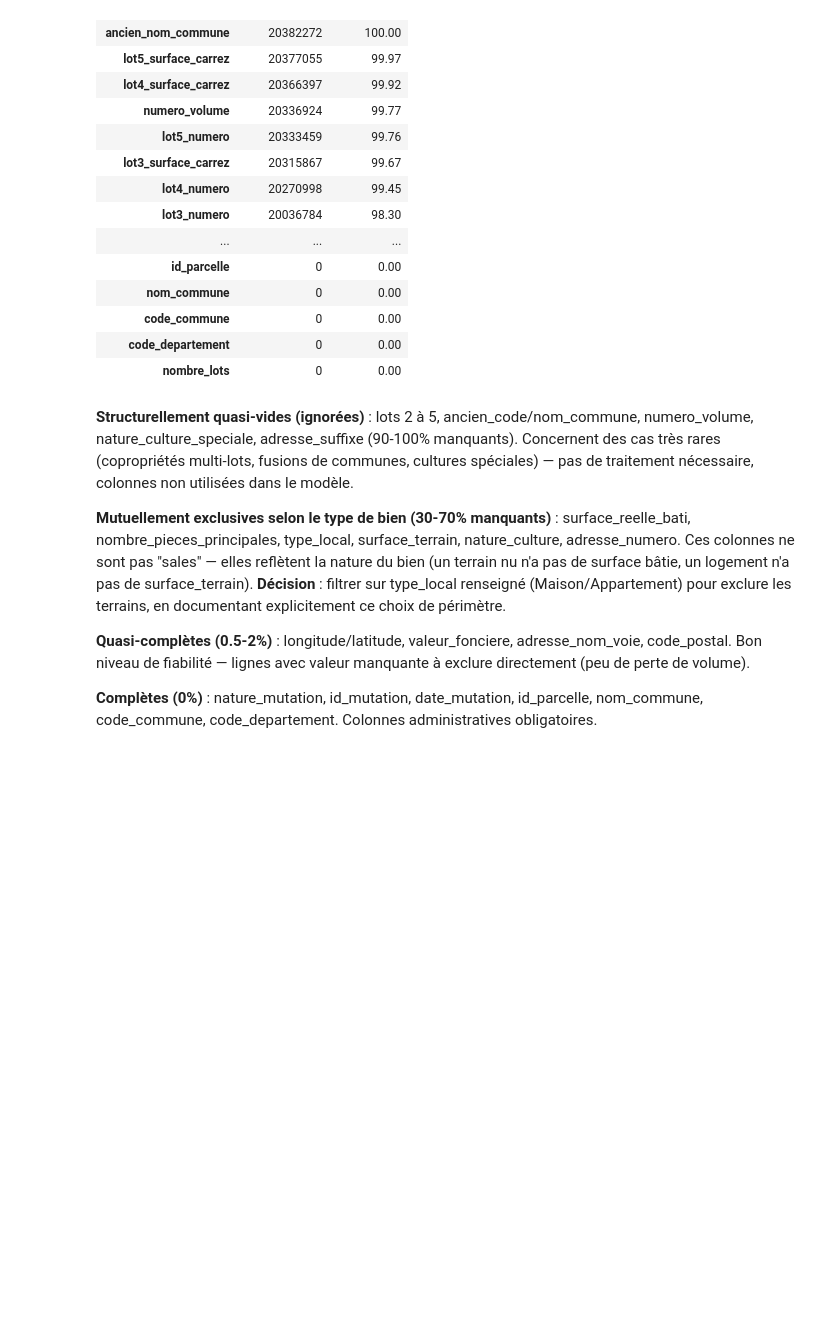
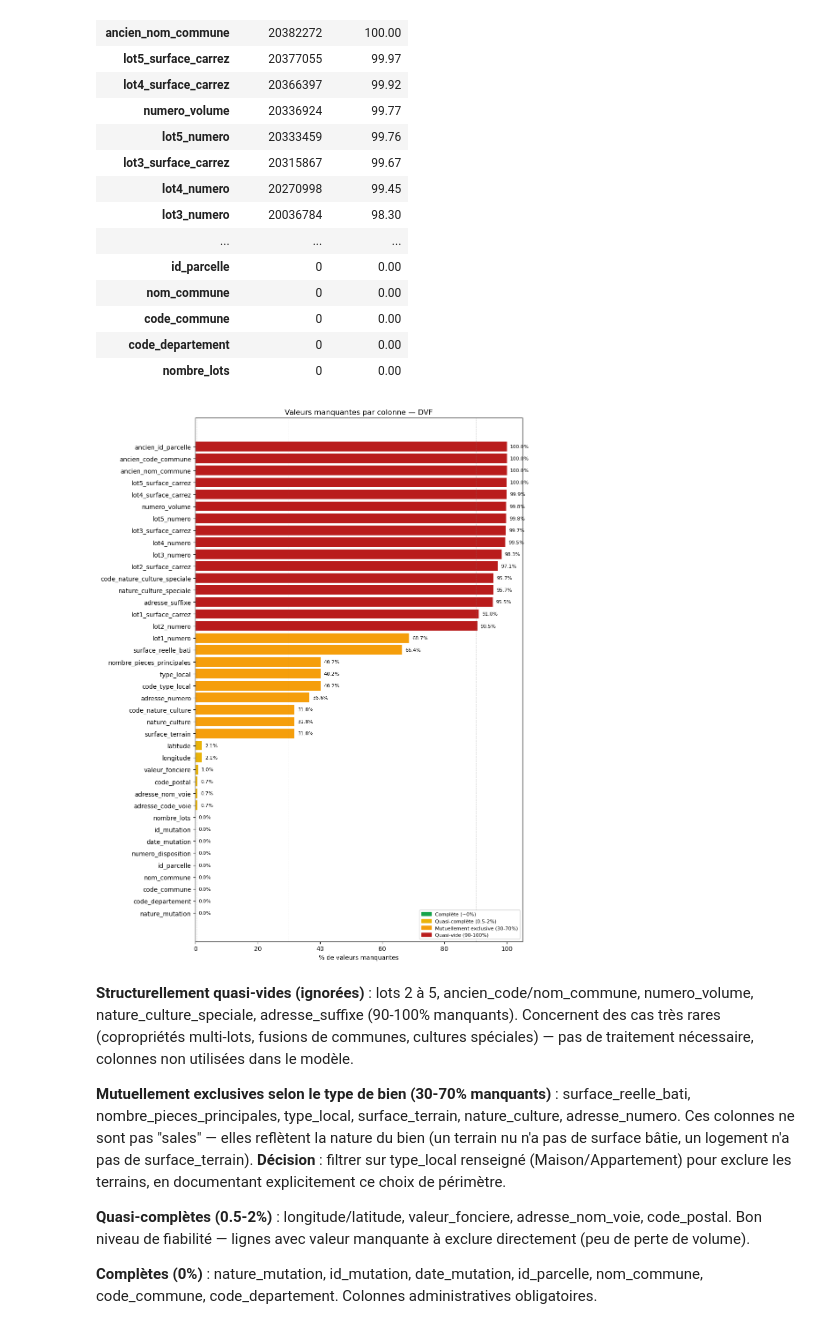
Before and after one commit to sanagargouri/projet-immo-france, a Jupyter notebook: notebooks/01_exploration_dvf.ipynb, the cells around one changed output. Drawn from its saved outputs; the diff is of its cells as text; code cells hidden in the pictures; blank space fills up the shorter version.

```diff
--- a/notebooks/01_exploration_dvf.ipynb
+++ b/notebooks/01_exploration_dvf.ipynb
@@ -107,6 +107,47 @@ missing_summary
 | code_commune | 0 | 0.00 |
 | code_departement | 0 | 0.00 |
 | nombre_lots | 0 | 0.00 |
+# %%
+import matplotlib.pyplot as plt
+
+def _bucket_color(pct):
+    if pct >= 90:
+        return "#b91c1c"   # quasi-vide
+    elif pct >= 30:
+        return "#f59e0b"   # mutuellement exclusif selon le bien
+    elif pct >= 0.5:
+        return "#eab308"   # quasi-complet
+    else:
+        return "#16a34a"   # complet
+
+plot_data = missing_summary.sort_values("missing_pct", ascending=True)
+colors = [_bucket_color(p) for p in plot_data["missing_pct"]]
+
+fig, ax = plt.subplots(figsize=(10, max(6, len(plot_data) * 0.32)))
+ax.barh(plot_data.index, plot_data["missing_pct"], color=colors)
+
+for y, pct in enumerate(plot_data["missing_pct"]):
+    ax.text(pct + 1, y, f"{pct:.1f}%", va="center", fontsize=8)
+
+for x in (0.5, 30, 90):
+    ax.axvline(x, color="grey", linestyle="--", linewidth=0.7, alpha=0.6)
+
+ax.set_xlim(0, 105)
+ax.set_xlabel("% de valeurs manquantes")
+ax.set_title("Valeurs manquantes par colonne — DVF")
+
+legend_handles = [
+    plt.Rectangle((0, 0), 1, 1, color="#16a34a", label="Compl\u00e8te (~0%)"),
+    plt.Rectangle((0, 0), 1, 1, color="#eab308", label="Quasi-compl\u00e8te (0.5-2%)"),
+    plt.Rectangle((0, 0), 1, 1, color="#f59e0b", label="Mutuellement exclusive (30-70%)"),
+    plt.Rectangle((0, 0), 1, 1, color="#b91c1c", label="Quasi-vide (90-100%)"),
+]
+ax.legend(handles=legend_handles, loc="lower right", fontsize=8, framealpha=0.9)
+
+plt.tight_layout()
+plt.show()
+# %% [output]
+[figure, added]
 # %% [markdown]
 **Structurellement quasi-vides (ignorées)** : lots 2 à 5, ancien_code/nom_commune,
 numero_volume, nature_culture_speciale, adresse_suffixe (90-100% manquants).
```
Also changed, not shown: parts of 4 cells of this notebook, 1 other file.
